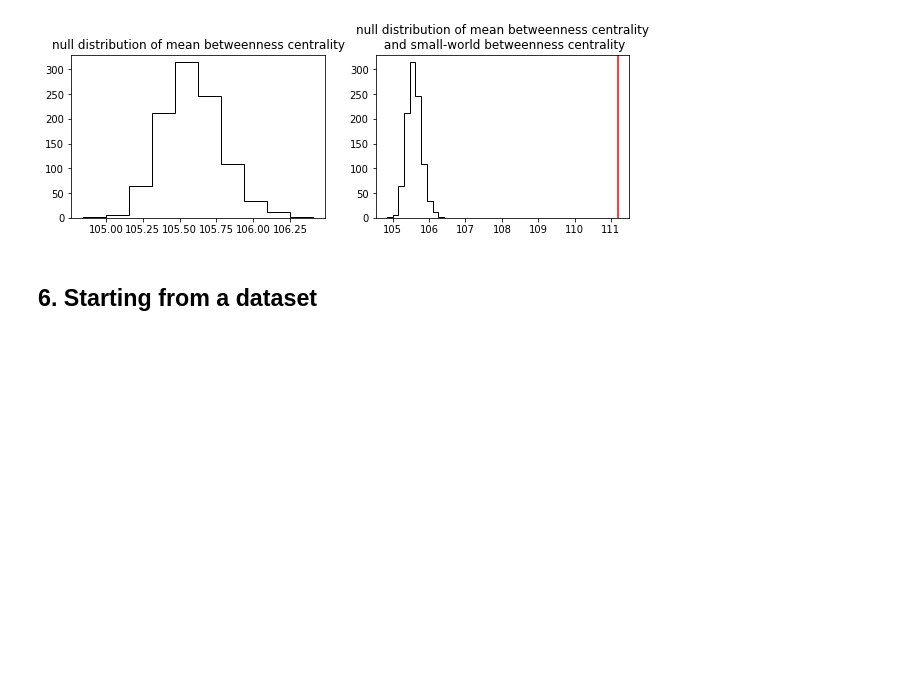
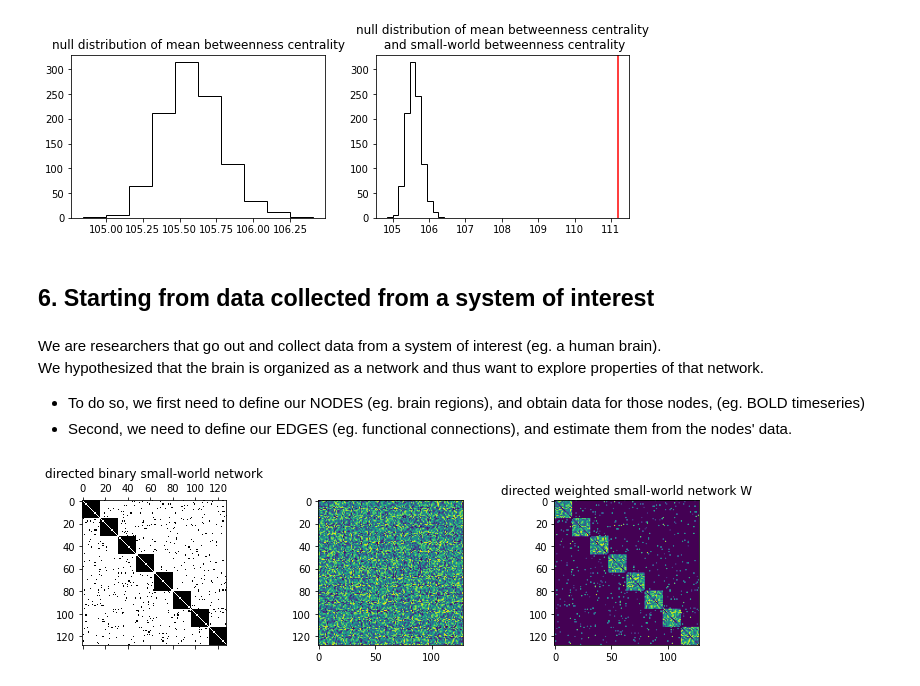
Before and after one commit to rubenSaro/connGraphTheory, a Jupyter notebook: pilot.ipynb, the cells around one changed output. Cells and saved outputs as stored; diff of their text form; code cells hidden in the pictures; blank space fills up the shorter version.

```diff
--- a/pilot.ipynb
+++ b/pilot.ipynb
@@ -623,4 +623,45 @@ pval for small-world graph characterstic path length = 0.0
 pval for small-world graph mean clustering coefficient = 0.0
 [figure]
 # %% [markdown]
-## 6. Starting from a dataset
+## 6. Starting from data collected from a system of interest
+# %% [markdown]
+We are researchers that go out and collect data from a system of interest (eg. a human brain).<br>
+We hypothesized that the brain is organized as a network and thus want to explore properties of that network.<br>
+- To do so, we first need to define our NODES (eg. brain regions), and obtain data for those nodes,
+(eg. BOLD timeseries)<br>
+- Second, we need to define our EDGES (eg. functional connections), and estimate them from the nodes' data.
+# %%
+# Let's simulate this situation using a small-world network and creating data for it.
+# Let's keep the same parameters as above for the graph.
+# IMPORTANT! This time we want the "directed graph", in order to have a causal model to simulate data
+
+graph_smallworld_directed = bct.makeevenCIJ(n = num_nodes_model,
+                                       k = num_edges_model,
+                                       sz_cl = 4,
+                                       seed = 100)
+
+
+# Now we are going to assign random weights to those binary edges
+
+# First build a weights matrix populated with values from a uniform distribution from +0.1 to +0.7
+# get the number of nodes of our graphical model to define the size of the weights matrix
+n_nodes = np.shape(graph_smallworld_directed)[0]
+weights_matrix = np.random.uniform(0.1,0.7,size=(n_nodes,n_nodes))
+# now multiply the binary graph (1/0s) by the weights matrix to get only weights for the edges (1s)
+# Let's call this directed weighted graph W
+W = np.multiply(graph_smallworld_directed,weights_matrix)
+
+#plot
+plt.figure(figsize=(10,3))
+plt.subplot(1,3,1)
+plt.spy(graph_smallworld_directed)
+plt.title('directed binary small-world network')
+plt.subplot(1,3,2)
+plt.imshow(weights_matrix)
+plt.subplot(1,3,3)
+plt.imshow(W)
+plt.title('directed weighted small-world network W')
+plt.tight_layout()
+plt.show()
+# %% [output]
+[figure, added]
```
Also changed, not shown: parts of 3 cells of this notebook.
